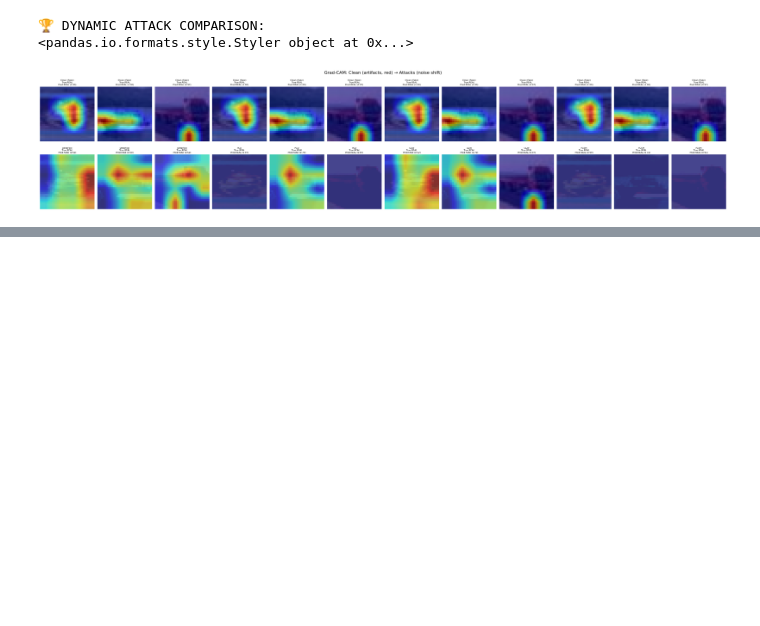
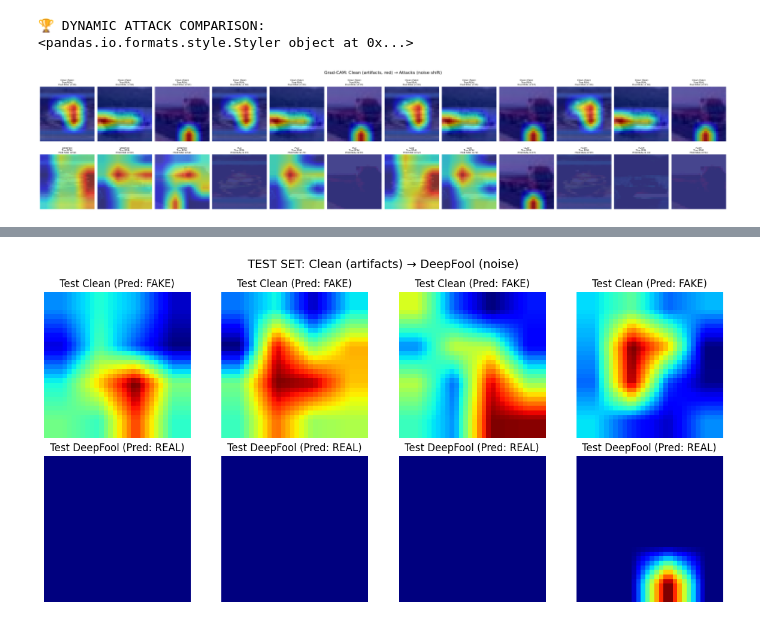
Before and after one commit to DharaniSowmiyan/Navigating-Synthetic-Reality, a Jupyter notebook: Hackaton_feb23.ipynb, the cells around one changed output, grey strips where cells are left out. Saved outputs shown, nothing was run; the diff lists cells and outputs as text; code cells hidden in the pictures; blank space fills up the shorter version.

Commit message:
used test_data for attacks

```diff
--- a/Hackaton_feb23.ipynb
+++ b/Hackaton_feb23.ipynb
@@ -825,0 +886,19 @@ plot_all_gradcam(gradcam_extractor, top_attacks, num_images=3) # 3 images per at
+# %%
+# SAME ATTACKS but on YOUR test_high_conf (263 fakes)
+atk_fgsm_test = FGSM(model, eps=12/255)
+atk_pgd_test = PGD(model, eps=12/255, alpha=3/255, steps=40, random_start=True)
+atk_deepfool_test = DeepFool(model, steps=100) # eps removed
+atk_cw_test = CW(model, c=20, lr=0.02, steps=100)
+
+# Attack first 50 for speed (or all 263 if time)
+# Make sure test_high_conf has enough images, otherwise take all available
+num_samples_to_attack = min(50, test_high_conf.size(0))
+test_sample = test_high_conf[:num_samples_to_attack]
+test_sample_labels = test_high_conf_labels[:num_samples_to_attack] # Use the actual labels (which are 0 for FAKE)
+
+adv_fgsm_test = atk_fgsm_test(test_sample, test_sample_labels)
+adv_pgd_test = atk_pgd_test(test_sample, test_sample_labels)
+adv_deepfool_test = atk_deepfool_test(test_sample, test_sample_labels)
+adv_cw_test = atk_cw_test(test_sample, test_sample_labels)
+
+print("✅ Test loader attacks COMPLETE!")
@@ -825,0 +933,21 @@ plot_all_gradcam(gradcam_extractor, top_attacks, num_images=3) # 3 images per at
+# %%
+# Test set Grad-CAM (BEST attack only - DeepFool)
+def test_gradcam_comparison(gradcam_extractor):
+    fig, axes = plt.subplots(2, 4, figsize=(12, 6))
+    for i in range(4):
+        # Test Clean (originally FAKE, class 0)
+        cam_clean, _ = gradcam_extractor.generate(test_sample[i:i+1], class_idx=0)
+        axes[0,i].imshow(cam_clean, cmap='jet'); axes[0,i].set_title('Test Clean (Pred: FAKE)')
+        axes[0,i].axis('off')
+
+        # Test DeepFool attack (fooled to REAL, class 1)
+        cam_adv, _ = gradcam_extractor.generate(adv_deepfool_test[i:i+1], class_idx=1)
+        axes[1,i].imshow(cam_adv, cmap='jet'); axes[1,i].set_title('Test DeepFool (Pred: REAL)')
+        axes[1,i].axis('off')
+
+    plt.suptitle('TEST SET: Clean (artifacts) \u2192 DeepFool (noise)', fontsize=14)
+    plt.tight_layout(); plt.show()
+
+test_gradcam_comparison(gradcam_extractor)
+# %% [output]
+[figure, added]
```
Also changed, not shown: parts of 5 cells of this notebook.
